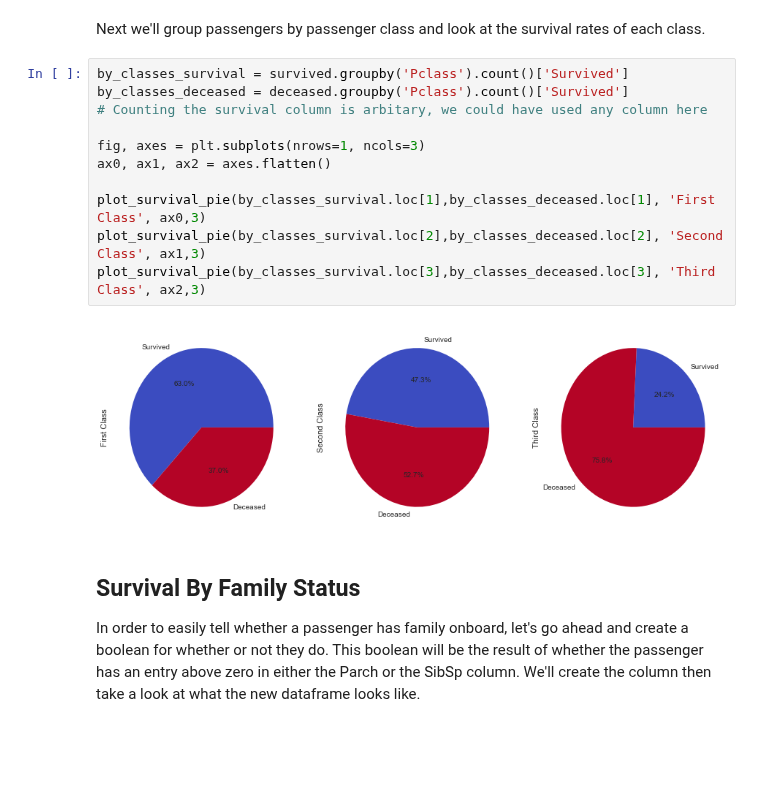
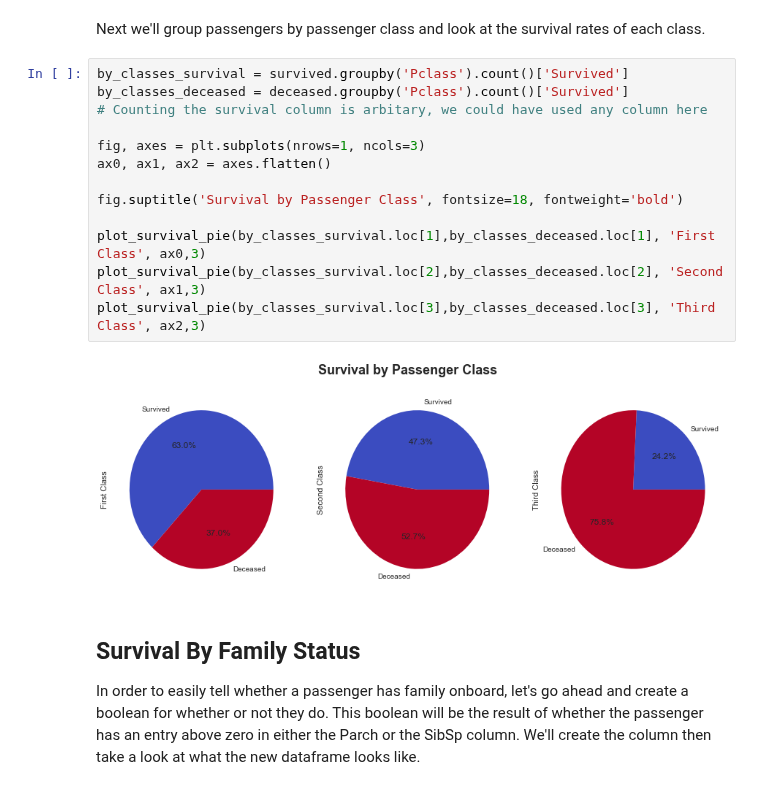
Before and after one commit to kylemeenehan/titanic-data, a Jupyter notebook: Titanic Project.ipynb, the cells around one changed output. Drawn from its saved outputs; the diff is of its cells as text; blank space fills up the shorter version.

```diff
--- a/Titanic Project.ipynb
+++ b/Titanic Project.ipynb
@@ -113,16 +113,18 @@ Next we'll group passengers by passenger class and look at the survival rates of
 # %%
 by_classes_survival = survived.groupby('Pclass').count()['Survived']
 by_classes_deceased = deceased.groupby('Pclass').count()['Survived']
 # Counting the survival column is arbitary, we could have used any column here
 
 fig, axes = plt.subplots(nrows=1, ncols=3)
 ax0, ax1, ax2 = axes.flatten()
 
+fig.suptitle('Survival by Passenger Class', fontsize=18, fontweight='bold')
+
 plot_survival_pie(by_classes_survival.loc[1],by_classes_deceased.loc[1], 'First Class', ax0,3)
 plot_survival_pie(by_classes_survival.loc[2],by_classes_deceased.loc[2], 'Second Class', ax1,3)
 plot_survival_pie(by_classes_survival.loc[3],by_classes_deceased.loc[3], 'Third Class', ax2,3)
 # %% [output]
-[figure, old version]
+[figure, new version]
 # %% [markdown]
 ## Survival By Family Status
 
```
Also changed, not shown: parts of 12 cells of this notebook.
